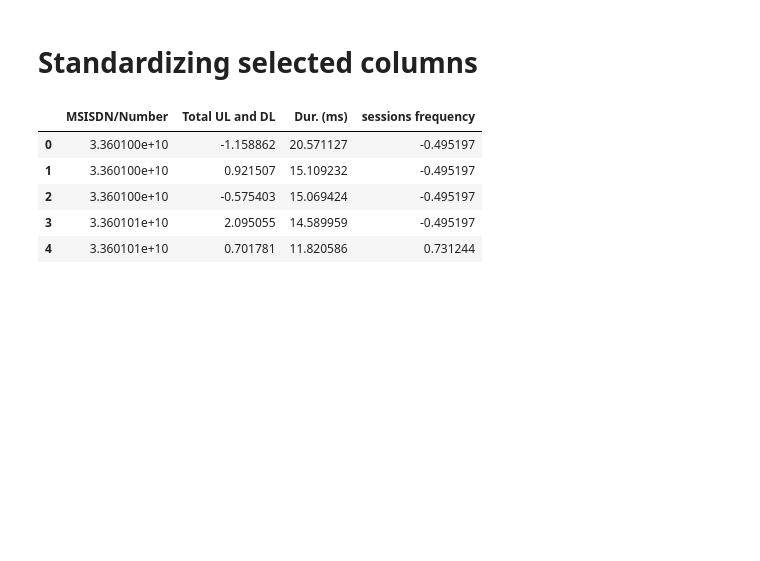
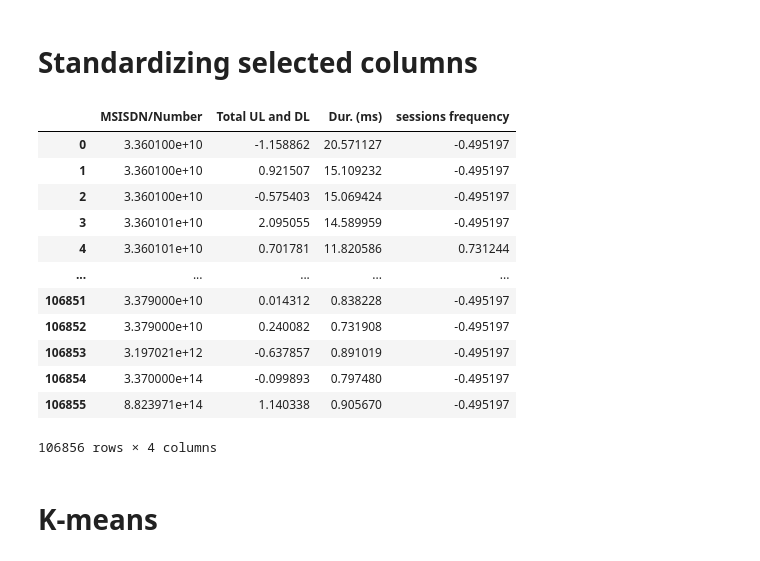
Before and after one commit to Abel-Blue/telecom-user-analytics, a Jupyter notebook: notebooks/user_engagementAnalysis.ipynb, the cells around one changed output. Drawn from its saved outputs; the diff is of its cells as text; code cells hidden in the pictures; blank space fills up the shorter version.

```diff
--- a/notebooks/user_engagementAnalysis.ipynb
+++ b/notebooks/user_engagementAnalysis.ipynb
@@ -219,11 +219,20 @@ df2['sessions frequency'] = std_data
 # %%
 df2_new = df2[['MSISDN/Number', 'Total UL and DL', 'Dur. (ms)', 'sessions frequency']]
 # %%
-df2_new.head()
+df2_new
 # %% [output]
 |  | MSISDN/Number | Total UL and DL | Dur. (ms) | sessions frequency |
 | 0 | 3.360100e+10 | -1.158862 | 20.571127 | -0.495197 |
 | 1 | 3.360100e+10 | 0.921507 | 15.109232 | -0.495197 |
 | 2 | 3.360100e+10 | -0.575403 | 15.069424 | -0.495197 |
 | 3 | 3.360101e+10 | 2.095055 | 14.589959 | -0.495197 |
 | 4 | 3.360101e+10 | 0.701781 | 11.820586 | 0.731244 |
+| ... | ... | ... | ... | ... |
+| 106851 | 3.379000e+10 | 0.014312 | 0.838228 | -0.495197 |
+| 106852 | 3.379000e+10 | 0.240082 | 0.731908 | -0.495197 |
+| 106853 | 3.197021e+12 | -0.637857 | 0.891019 | -0.495197 |
+| 106854 | 3.370000e+14 | -0.099893 | 0.797480 | -0.495197 |
+| 106855 | 8.823971e+14 | 1.140338 | 0.905670 | -0.495197 |
+106856 rows × 4 columns
+# %% [markdown]
+# K-means
```
Also changed, not shown: parts of 5 cells of this notebook.
